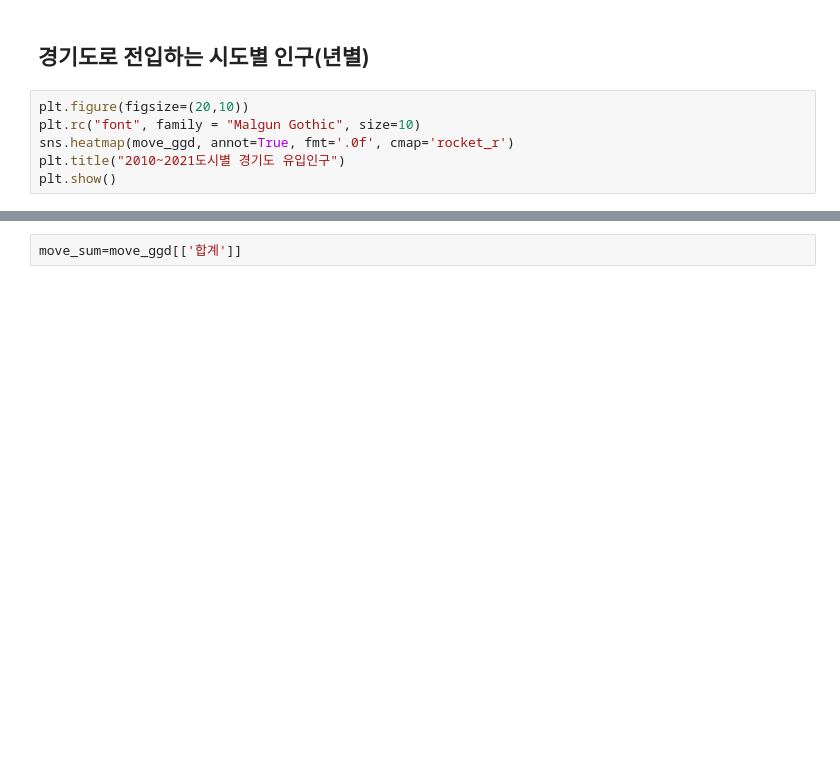
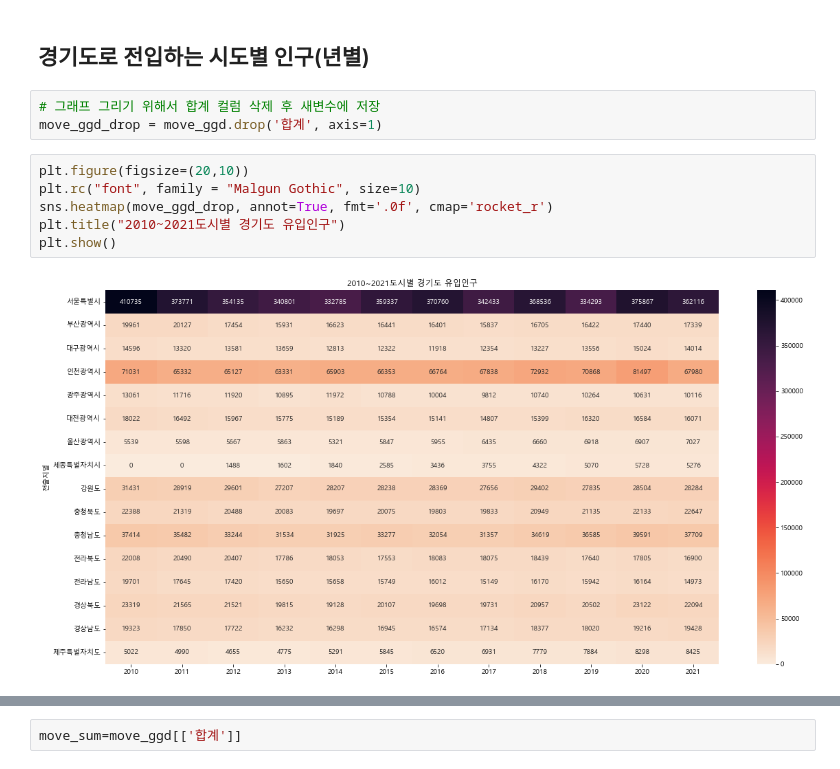
Before and after one commit to hk918216/Mini-Project_1, a Jupyter notebook: 1_인구데이터읽기.ipynb, the cells around one changed output, grey strips where cells are left out. Drawn from its saved outputs; the diff is of its cells as text; blank space fills up the shorter version.

```diff
--- a/1_인구데이터읽기.ipynb
+++ b/1_인구데이터읽기.ipynb
@@ -458,12 +509,17 @@ move_ggd
 move_ggd.to_csv('./가공데이터/시도별경기도전입인구.csv')
 # %% [markdown]
 ## 경기도로 전입하는 시도별 인구(년별)
+# %%
+# 그래프 그리기 위해서 합계 컬럼 삭제 후 새변수에 저장
+move_ggd_drop = move_ggd.drop('합계', axis=1)
 # %%
 plt.figure(figsize=(20,10))
 plt.rc("font", family = "Malgun Gothic", size=10)
-sns.heatmap(move_ggd, annot=True, fmt='.0f', cmap='rocket_r')
+sns.heatmap(move_ggd_drop, annot=True, fmt='.0f', cmap='rocket_r')
 plt.title("2010~2021도시별 경기도 유입인구")
 plt.show()
+# %% [output]
+[figure, added]
 # %%
 plt.rcParams['figure.figsize'] = (30, 15)
 plt.rcParams['lines.linewidth'] = 2
```
Also changed, not shown: parts of 90 cells of this notebook, 6 other files.
